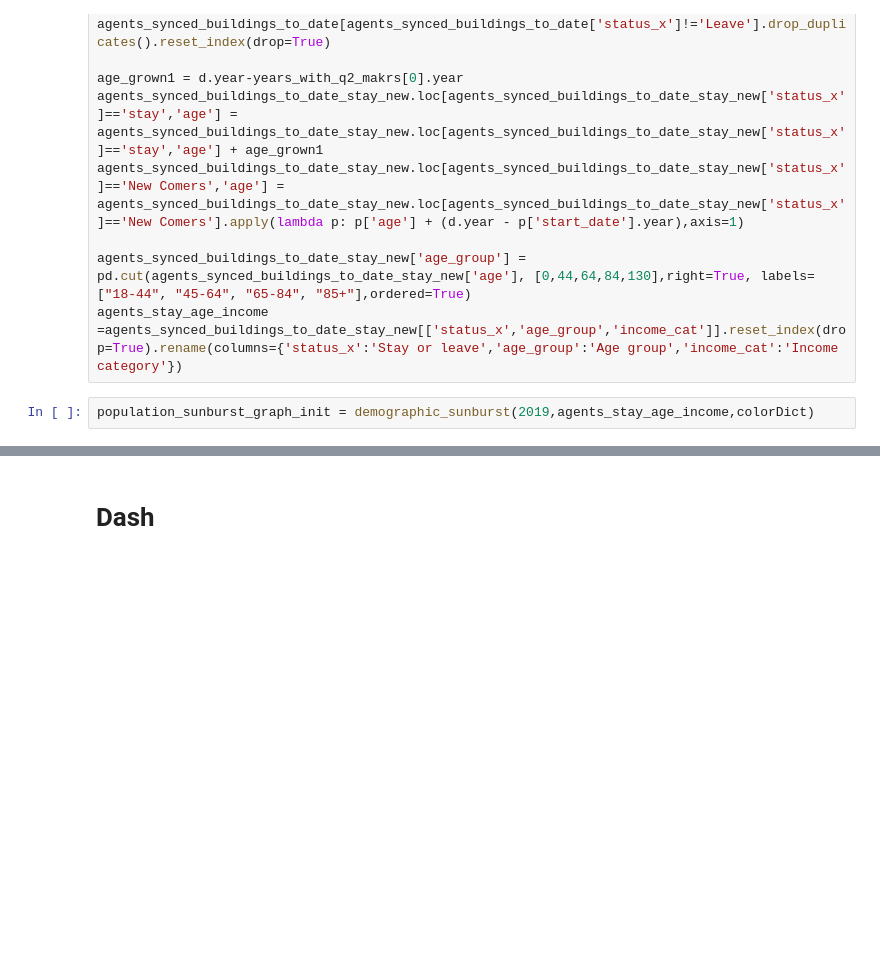
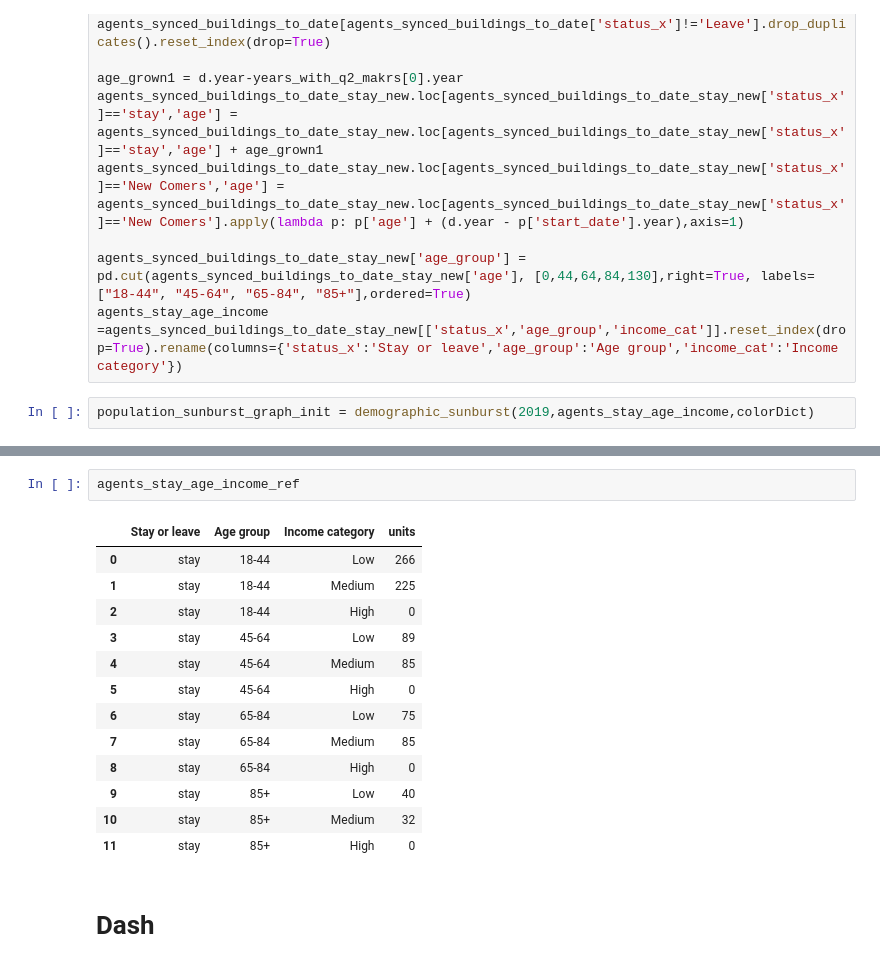
Before and after one commit to Shai2u/demographic_estimation_dashboard_article, a Jupyter notebook: population_simulation.ipynb, the cells around one changed output, grey strips where cells are left out. Saved outputs shown, nothing was run; the diff lists cells and outputs as text; blank space fills up the shorter version.

```diff
--- a/population_simulation.ipynb
+++ b/population_simulation.ipynb
@@ -361,3 +449,19 @@ population_sunburst_graph_init = demographic_sunburst(2019,agents_stay_age_incom
+# %%
+agents_stay_age_income_ref
+# %% [output]
+|  | Stay or leave | Age group | Income category | units |
+| 0 | stay | 18-44 | Low | 266 |
+| 1 | stay | 18-44 | Medium | 225 |
+| 2 | stay | 18-44 | High | 0 |
+| 3 | stay | 45-64 | Low | 89 |
+| 4 | stay | 45-64 | Medium | 85 |
+| 5 | stay | 45-64 | High | 0 |
+| 6 | stay | 65-84 | Low | 75 |
+| 7 | stay | 65-84 | Medium | 85 |
+| 8 | stay | 65-84 | High | 0 |
+| 9 | stay | 85+ | Low | 40 |
+| 10 | stay | 85+ | Medium | 32 |
+| 11 | stay | 85+ | High | 0 |
 # %% [markdown]
 # Dash
 # %%
```
Also changed, not shown: parts of 10 cells of this notebook.
